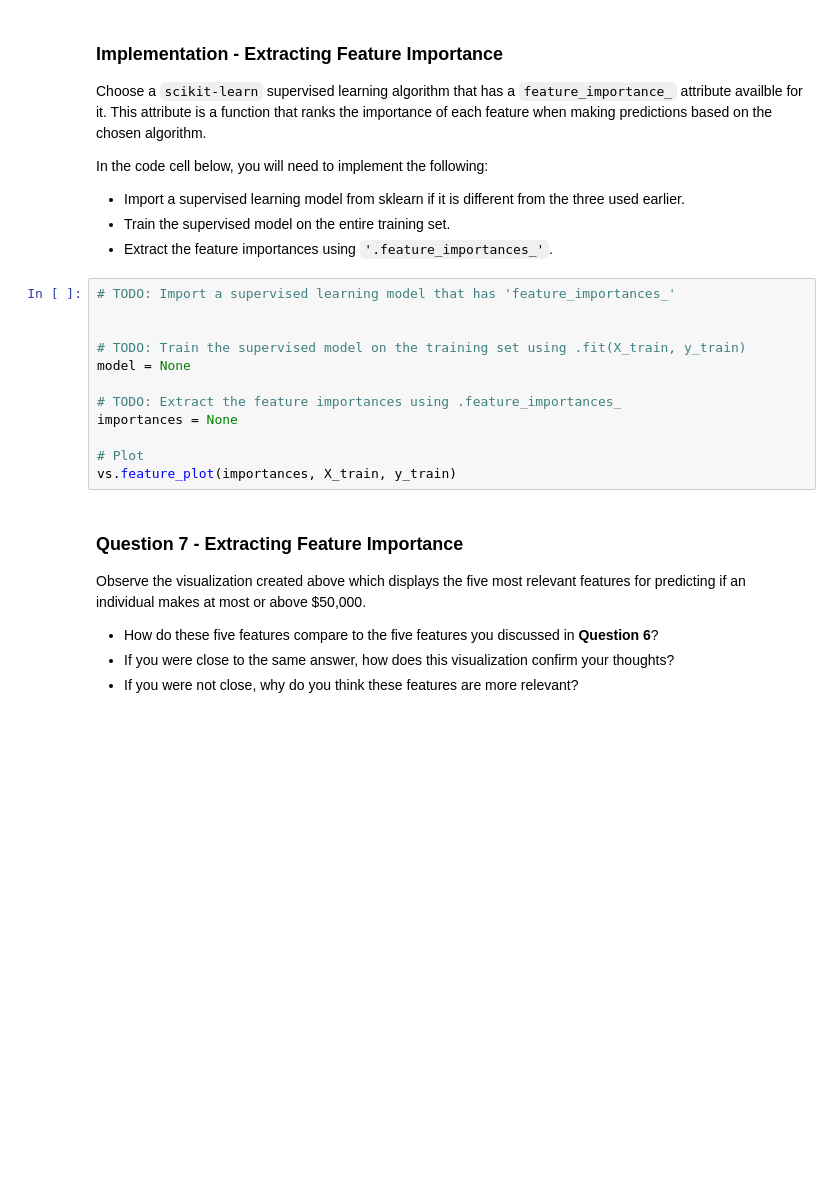
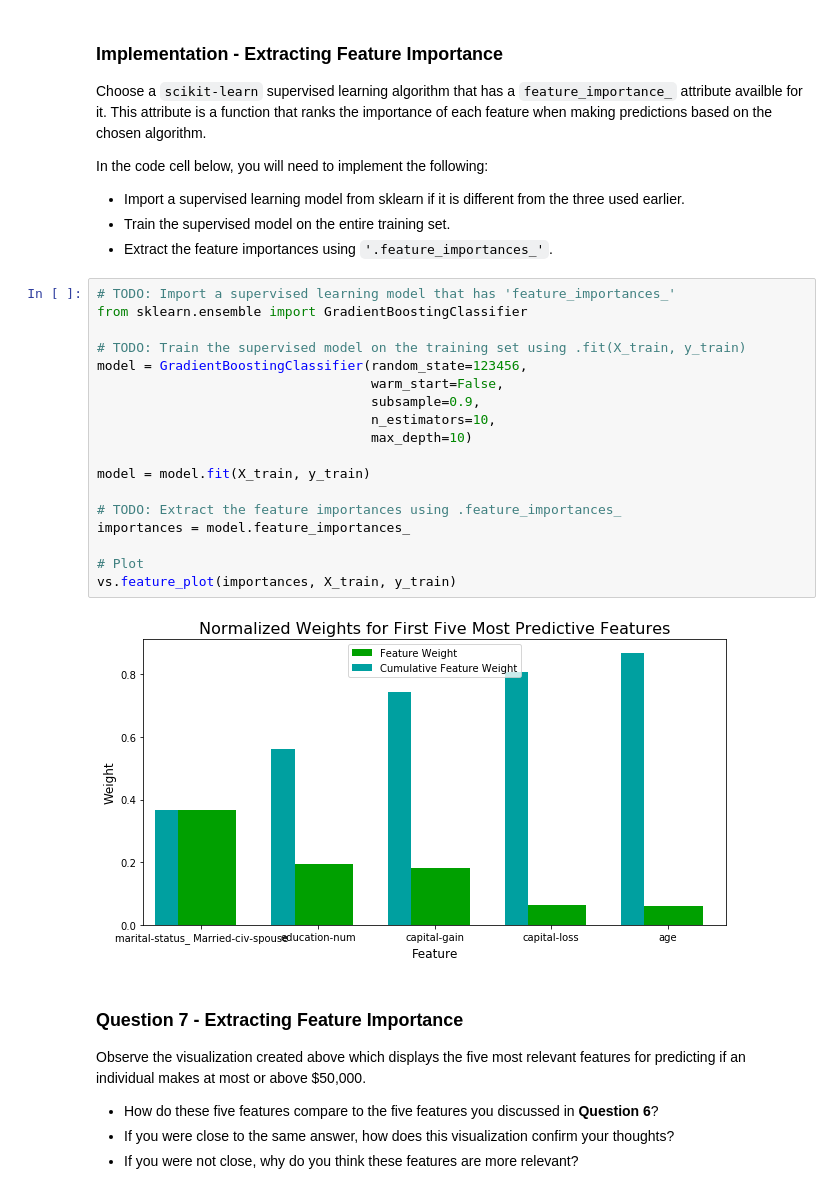
Before and after one commit to niranjanviladkar/udacity, a Jupyter notebook: Machine Learning Basic/projects/finding_donors/finding_donors.ipynb, the cells around one changed output. Saved outputs shown, nothing was run; the diff lists cells and outputs as text; blank space fills up the shorter version.

```diff
--- a/Machine Learning Basic/projects/finding_donors/finding_donors.ipynb
+++ b/Machine Learning Basic/projects/finding_donors/finding_donors.ipynb
@@ -678,16 +707,24 @@ In the code cell below, you will need to implement the following:
  - Extract the feature importances using `'.feature_importances_'`.
 # %%
 # TODO: Import a supervised learning model that has 'feature_importances_'
-
+from sklearn.ensemble import GradientBoostingClassifier
 
 # TODO: Train the supervised model on the training set using .fit(X_train, y_train)
-model = None
+model = GradientBoostingClassifier(random_state=123456,
+                                   warm_start=False,
+                                   subsample=0.9,
+                                   n_estimators=10,
+                                   max_depth=10)
+
+model = model.fit(X_train, y_train)
 
 # TODO: Extract the feature importances using .feature_importances_
-importances = None
+importances = model.feature_importances_
 
 # Plot
 vs.feature_plot(importances, X_train, y_train)
+# %% [output]
+[figure, added]
 # %% [markdown]
 ### Question 7 - Extracting Feature Importance
 
```
Also changed, not shown: parts of 14 cells of this notebook.
